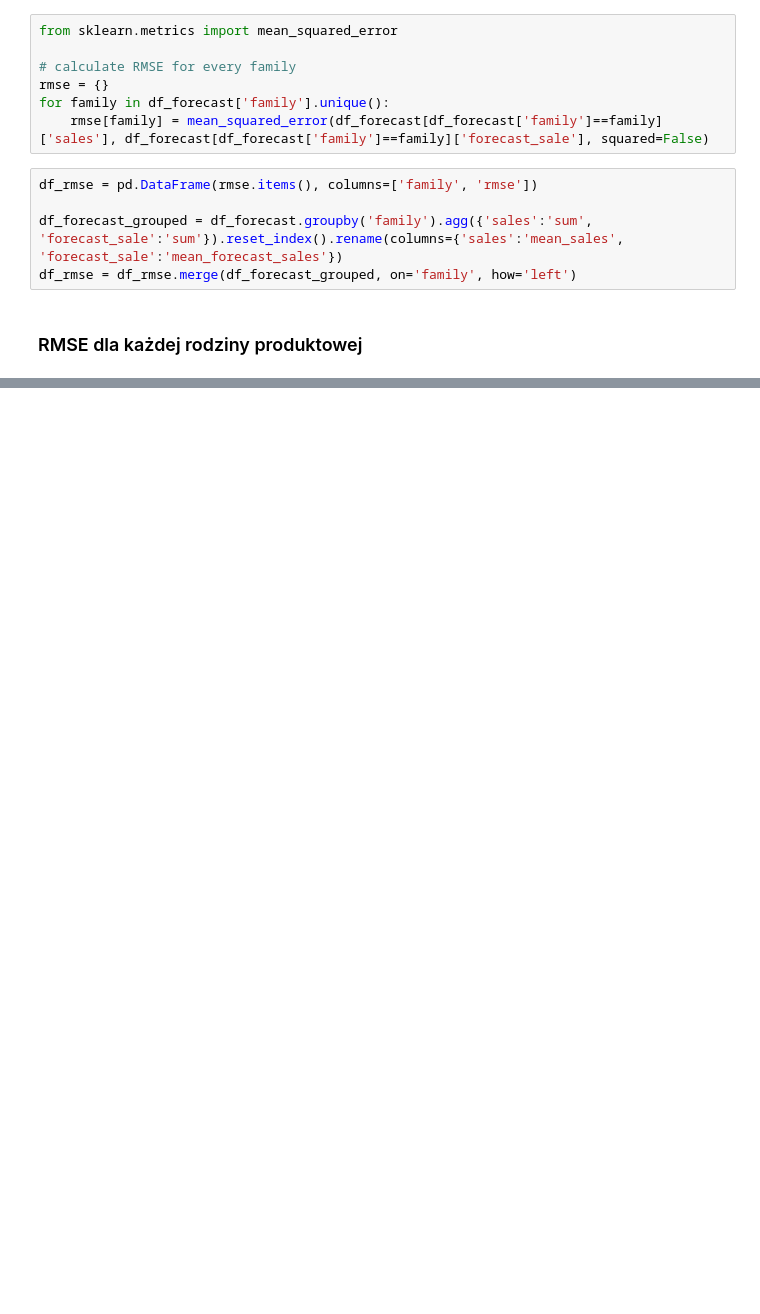
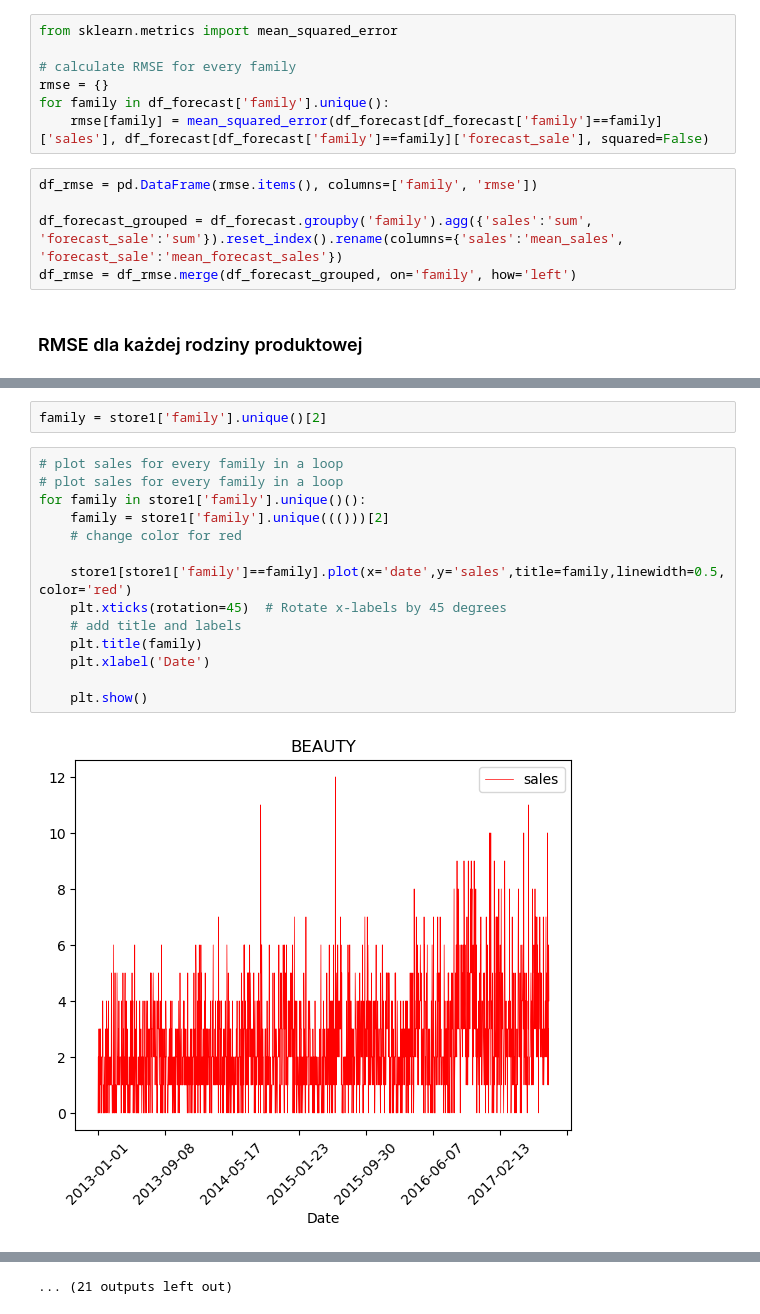
Before and after one commit to Mieszkokucz/UM_UEP_PROJEKT_ZALICZENIOWY, a Jupyter notebook: notebooks/eda.ipynb, the cells around one changed output, grey strips where cells are left out. Saved outputs shown, nothing was run; the diff lists cells and outputs as text; blank space fills up the shorter version.

```diff
--- a/notebooks/eda.ipynb
+++ b/notebooks/eda.ipynb
@@ -342,0 +245,18 @@ df_rmse.sort_values(by='forecast/sales', ascending=False)
+# %%
+family = store1['family'].unique()[2]
+# %%
+# plot sales for every family in a loop
+# plot sales for every family in a loop
+for family in store1['family'].unique()():
+    family = store1['family'].unique((()))[2]
+    # change color for red
+
+    store1[store1['family']==family].plot(x='date',y='sales',title=family,linewidth=0.5, color='red')
+    plt.xticks(rotation=45)  # Rotate x-labels by 45 degrees
+    # add title and labels
+    plt.title(family)
+    plt.xlabel('Date')
+
+    plt.show()
+# %% [output]
+[figure, added]
@@ -342,0 +274 @@ df_rmse.sort_values(by='forecast/sales', ascending=False)
+... (21 outputs left out)
```
Also changed, not shown: parts of 21 cells of this notebook, 1 other file.
